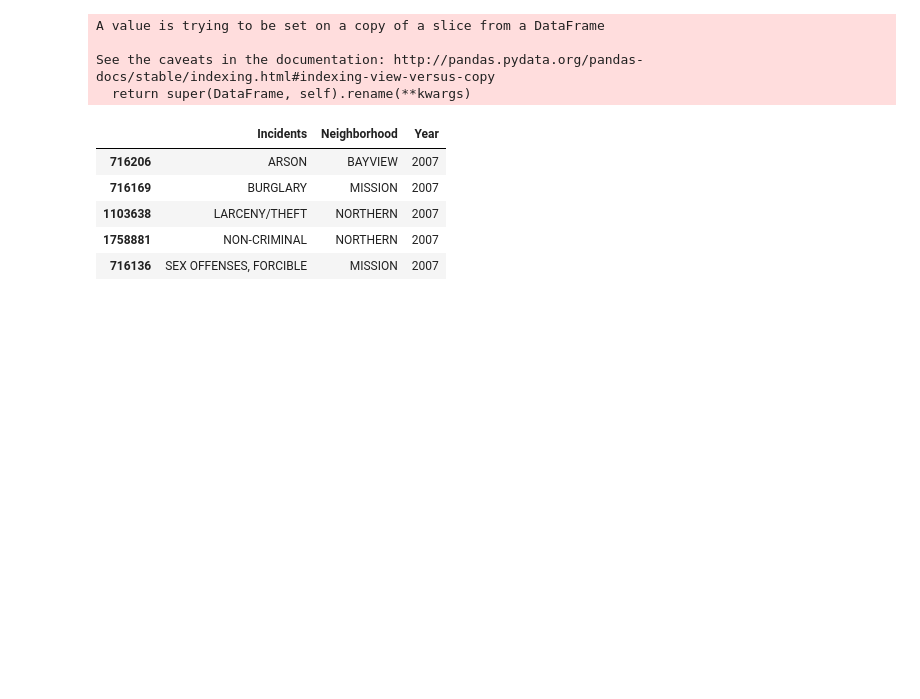
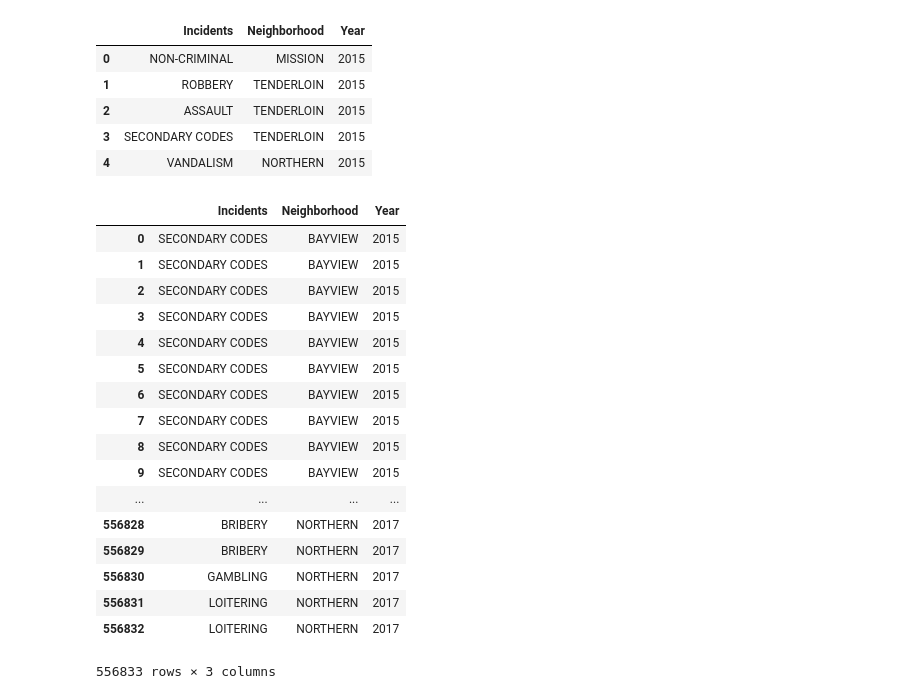
Before and after one commit to alexwdavis/Team_Project_AACJ, a Jupyter notebook: crime_analysis.ipynb, the cells around one changed output. Cells and saved outputs as stored; diff of their text form; code cells hidden in the pictures; blank space fills up the shorter version.

```diff
--- a/crime_analysis.ipynb
+++ b/crime_analysis.ipynb
@@ -18,2 +47,2 @@ df["Date"] = pd.to_datetime(df["Date"])
 # %%
-df["Year"] = df["Date"].dt.year
+cleaned["Year"] = cleaned["Date"].dt.year
@@ -28,0 +49,2 @@ See the caveats in the documentation: http://pandas.pydata.org/pandas-docs/stabl
+# %%
+cleaned = cleaned.drop(columns=["Descript", "Date", "Resolution"])
@@ -29,7 +60,10 @@ See the caveats in the documentation: http://pandas.pydata.org/pandas-docs/stabl
 # %%
-filtered_df.rename(columns={"Category": "Incidents", "PdDistrict": "Neighborhood"}, inplace=True)
+cleaned = cleaned.rename(columns={"Category": "Incidents", "PdDistrict": "Neighborhood"})
+cleaned.head()
 # %% [output]
-A value is trying to be set on a copy of a slice from a DataFrame
-
-See the caveats in the documentation: http://pandas.pydata.org/pandas-docs/stable/indexing.html#indexing-view-versus-copy
-  return super(DataFrame, self).rename(**kwargs)
+|  | Incidents | Neighborhood | Year |
+| 0 | NON-CRIMINAL | MISSION | 2015 |
+| 1 | ROBBERY | TENDERLOIN | 2015 |
+| 2 | ASSAULT | TENDERLOIN | 2015 |
+| 3 | SECONDARY CODES | TENDERLOIN | 2015 |
+| 4 | VANDALISM | NORTHERN | 2015 |
@@ -42,9 +69,0 @@ filtered = filtered_df[filtered_df["Neighborhood"].isin(neighborhoods)]
-# %%
-filtered.head()
-# %% [output]
-|  | Incidents | Neighborhood | Year |
-| 716206 | ARSON | BAYVIEW | 2007 |
-| 716169 | BURGLARY | MISSION | 2007 |
-| 1103638 | LARCENY/THEFT | NORTHERN | 2007 |
-| 1758881 | NON-CRIMINAL | NORTHERN | 2007 |
-| 716136 | SEX OFFENSES, FORCIBLE | MISSION | 2007 |
@@ -51 +76,24 @@ filtered.head()
+# %%
+merge = bayview.merge(mission, how = 'outer')
+final = merge.merge(northern, how = 'outer')
+final
+# %% [output]
+|  | Incidents | Neighborhood | Year |
+| 0 | SECONDARY CODES | BAYVIEW | 2015 |
+| 1 | SECONDARY CODES | BAYVIEW | 2015 |
+| 2 | SECONDARY CODES | BAYVIEW | 2015 |
+| 3 | SECONDARY CODES | BAYVIEW | 2015 |
+| 4 | SECONDARY CODES | BAYVIEW | 2015 |
+| 5 | SECONDARY CODES | BAYVIEW | 2015 |
+| 6 | SECONDARY CODES | BAYVIEW | 2015 |
+| 7 | SECONDARY CODES | BAYVIEW | 2015 |
+| 8 | SECONDARY CODES | BAYVIEW | 2015 |
+| 9 | SECONDARY CODES | BAYVIEW | 2015 |
+| ... | ... | ... | ... |
+| 556828 | BRIBERY | NORTHERN | 2017 |
+| 556829 | BRIBERY | NORTHERN | 2017 |
+| 556830 | GAMBLING | NORTHERN | 2017 |
+| 556831 | LOITERING | NORTHERN | 2017 |
+| 556832 | LOITERING | NORTHERN | 2017 |
+556833 rows × 3 columns
 # %%
```
Also changed, not shown: parts of 16 cells of this notebook.
